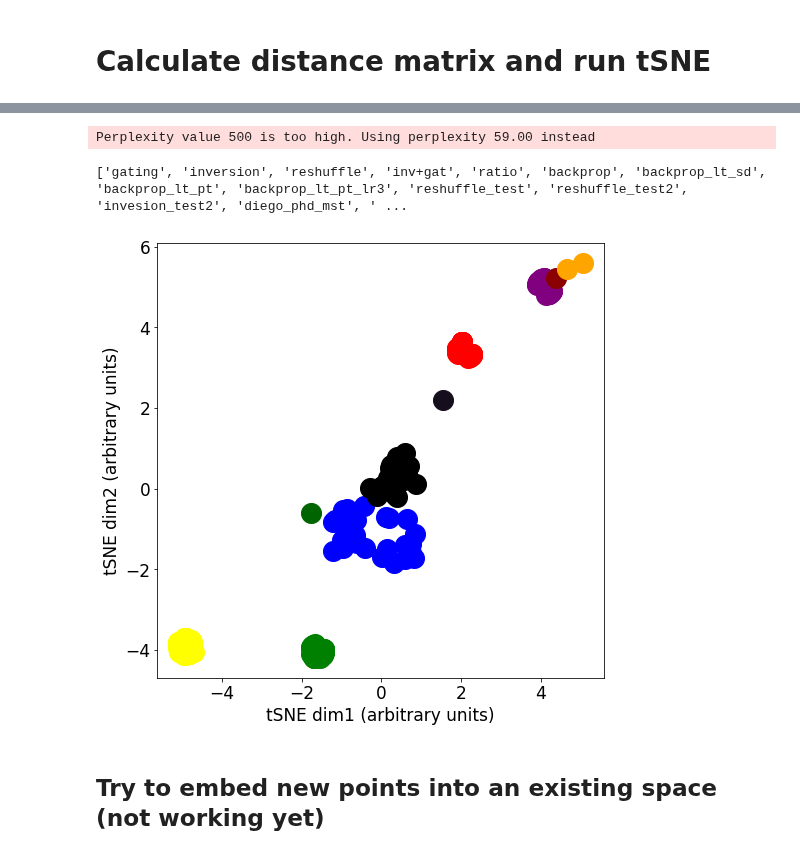
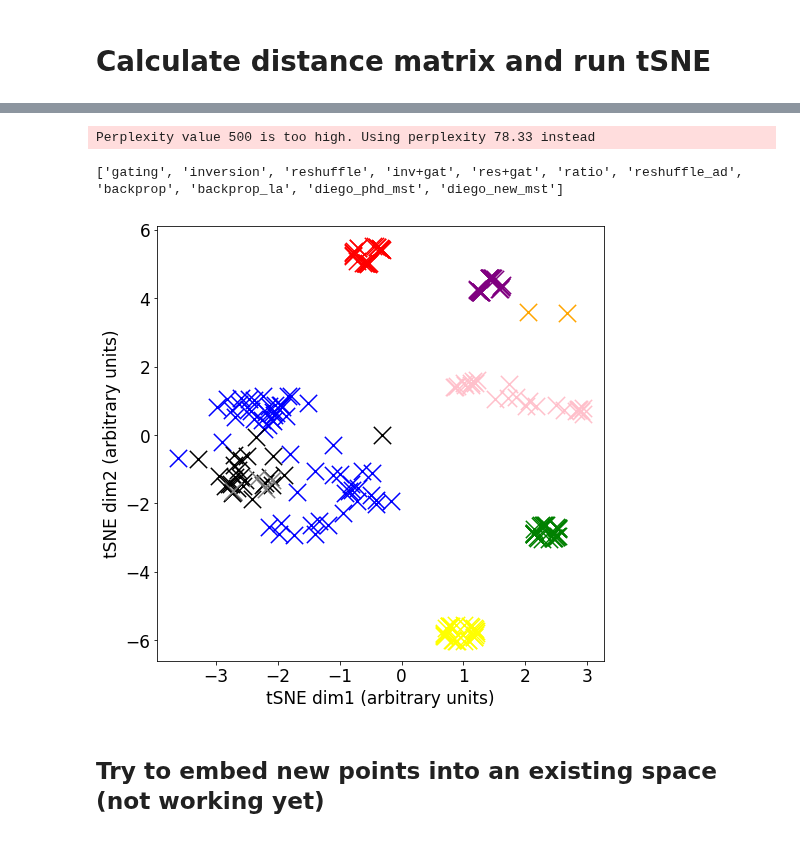
Before and after one commit to azaho/ccn_story3, a Jupyter notebook: netdist.ipynb, the cells around one changed output, grey strips where cells are left out. Drawn from its saved outputs; the diff is of its cells as text; code cells hidden in the pictures.

Commit message:
rename arbitrarydist_biglr network

```diff
--- a/netdist.ipynb
+++ b/netdist.ipynb
@@ -281,7 +247,7 @@ for network_name, network in all_networks.items():
             t_d_from = delay0+input_time+20  # remove first 200 ms of delay
             t_d_to = delay0+input_time+delay1
 
-            if "lt" in name: model_parameterupdate = 50000
+            if '_ad' in name: model_parameterupdate = 2000
             array = np.load(name+f"/model_parameterupdate{model_parameterupdate}_fr.npy")
             temp = np.zeros((n_trials, 2, net_size))
             temp[:, 0, :] = np.mean(array.reshape(n_trials, total_time, net_size)[::, t_cue_from:t_cue_to, :], axis=1)
@@ -347,5 +313,5 @@ plt.show()
 # %%
-show_neurons = "reshuffle_test2"
+show_neurons = "reshuffle_ad"
 #show_neurons = "backprop_lt_pt"
 
 fig = plt.figure(figsize=(12,8))
@@ -438,41 +404,38 @@ tsne = openTSNE.TSNE(
     initialization='spectral',
 )
 
 max_networks = 30
 include = "gating,inversion,reshuffle,notricks,backprop_la0".split(',')
 include = list(all_networks.keys())
 print(include)
 exclude = [x for x in include if ("backprop" in x and x!="backpropdd")]#["backprop", "backprop_pt_la"]#["inv+gat"]
 #exclude += "diego_phd_mst,diego_new_mst".split(',')
 exclude=[
- 'backprop_lt',
- 'backprop_lt_sd',
- 'backprop_lt_pt',
- 'backprop_lt_pt_lr3',]
+]
 include = [x for x in include if x not in exclude]
 ids = np.concatenate([(all_networks[name]['ids'])[:max_networks] for name in include])
 embedding = tsne.fit(dist[ids, :][:, ids])
 fig = plt.figure(figsize=(8, 8))
 plt.rc('font', **{'family': 'DejaVu Sans', 'weight': 'normal', 'size': 17})
 i = 0
 for name, network in all_networks.items():
     if name not in include: continue
     n = min(len(network['ids']), max_networks)
-    plt.scatter(embedding[i:i+n, 0], embedding[i:i+n, 1], 400, color=network['color'], label=name)
+    plt.scatter(embedding[i:i+n, 0], embedding[i:i+n, 1], 300, marker='x',color=network['color'], label=name)
     i += n
 plt.xlabel("tSNE dim1 (arbitrary units)")
 plt.ylabel("tSNE dim2 (arbitrary units)")
 #plt.xticks([])
 #plt.yticks([])
 #plt.xlim(-8, 8)
 #plt.ylim(-6, 3)
 #plt.legend()
 #plt.gca().axis('off')
 plt.savefig("tSNE.pdf", bbox_inches = 'tight')
 # %% [output]
-Perplexity value 500 is too high. Using perplexity 59.00 instead
+Perplexity value 500 is too high. Using perplexity 78.33 instead
-['gating', 'inversion', 'reshuffle', 'inv+gat', 'ratio', 'backprop', 'backprop_lt_sd', 'backprop_lt_pt', 'backprop_lt_pt_lr3', 'reshuffle_test', 'reshuffle_test2', 'invesion_test2', 'diego_phd_mst', ' ...
+['gating', 'inversion', 'reshuffle', 'inv+gat', 'res+gat', 'ratio', 'reshuffle_ad', 'backprop', 'backprop_la', 'diego_phd_mst', 'diego_new_mst']
-[figure, old version]
+[figure, new version]
 # %% [markdown]
 ## Try to embed new points into an existing space (not working yet)
 # %%
```
Also changed, not shown: parts of 7 cells of this notebook, 4 other files.
